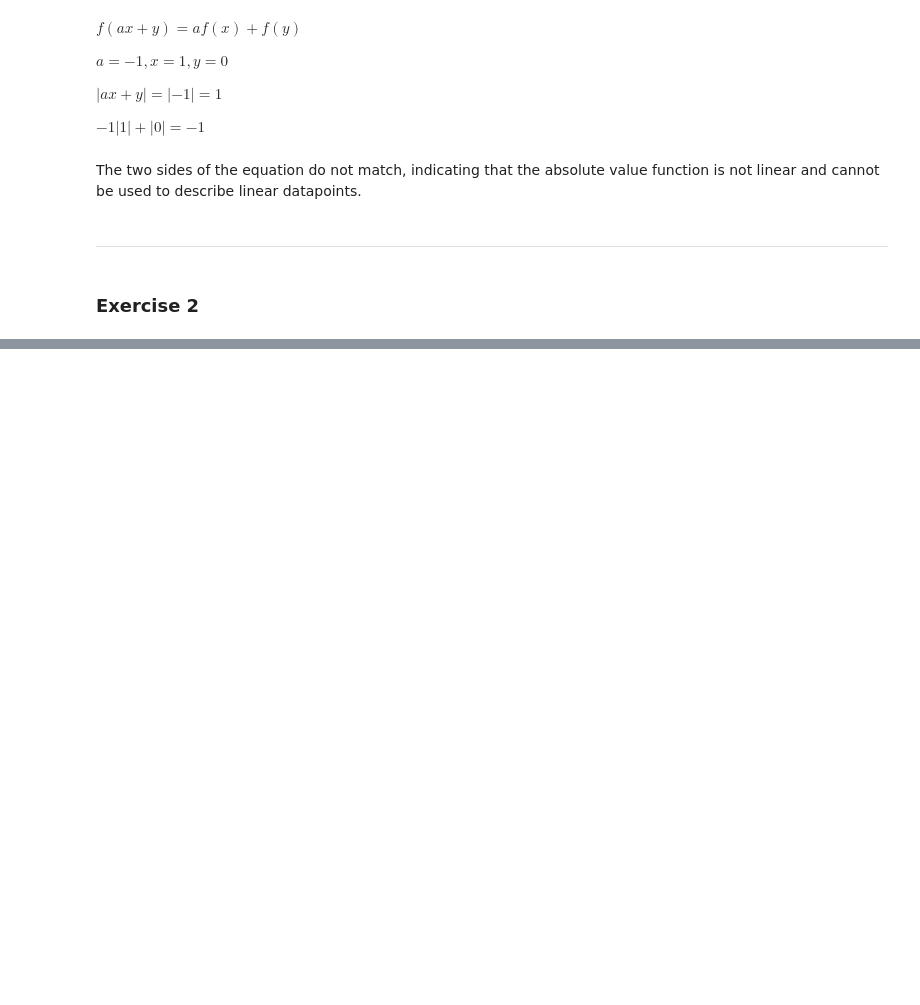
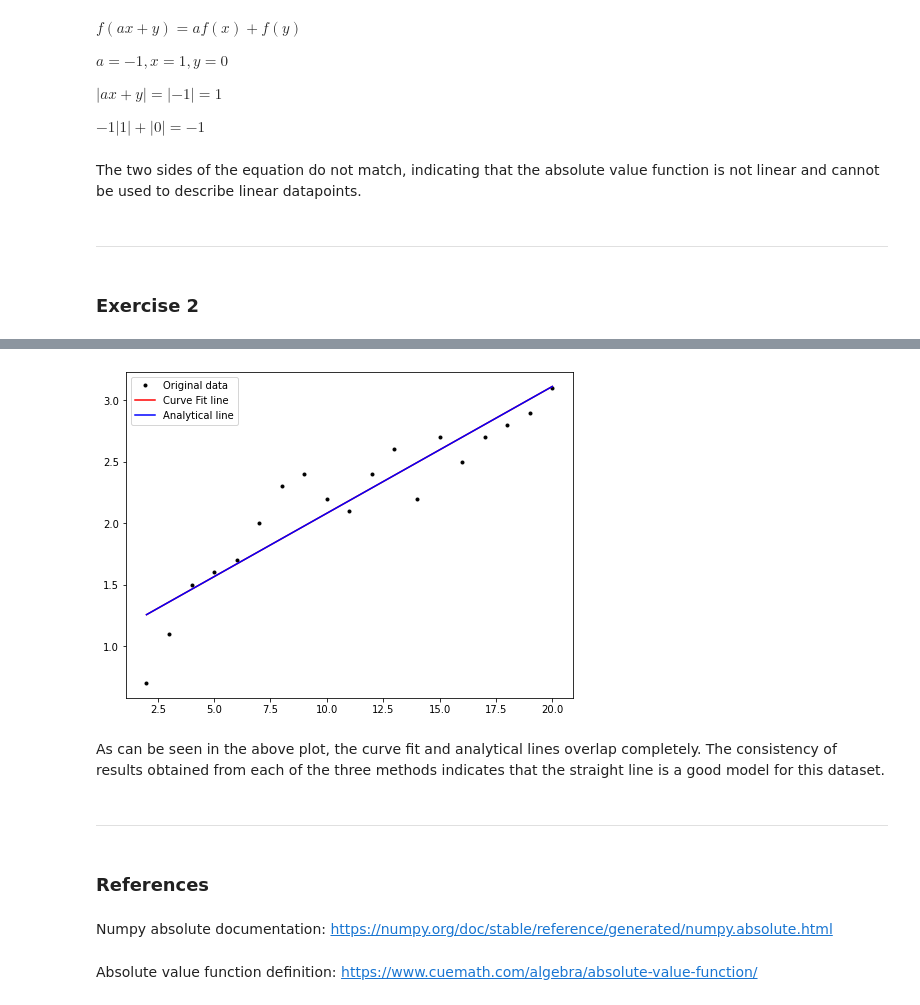
Before and after one commit to donalbuggy/MachineLearningProject, a Jupyter notebook: models_exercises.ipynb, the cells around one changed output, grey strips where cells are left out. Drawn from its saved outputs; the diff is of its cells as text; code cells hidden in the pictures; blank space fills up the shorter version.

Commit message:
completed task 2 of models

```diff
--- a/models_exercises.ipynb
+++ b/models_exercises.ipynb
@@ -77,0 +199,9 @@ Task:
+# %%
+from scipy.optimize import curve_fit
+x = [2.0, 3.0, 4.0, 5.0, 6.0, 7.0, 8.0, 9.0, 10.0, 11.0, 12.0, 13.0, 14.0, 15.0, 16.0, 17.0, 18.0, 19.0, 20.0]
+y = [0.7, 1.1, 1.5, 1.6, 1.7, 2.0, 2.3, 2.4, 2.2, 2.1, 2.4, 2.6, 2.2, 2.7, 2.5, 2.7, 2.8, 2.9, 3.1]
+x = np.asarray(x)
+y = np.asarray(y)
+# %%
+def f(x, m, c):
+    return m * x + c
@@ -77,0 +224,22 @@ Task:
+# %%
+# Plot the best fit line from the optimization.
+fig, ax = plt.subplots(figsize=(8, 6))
+ax.plot(x, y, 'k.', label='Original data')
+ax.plot(x, m_f * x + c_f, 'r-', label='Curve Fit line')
+ax.plot(x, m_a * x + c_a, 'b-', label='Analytical line')
+ax.legend()
+
+# Show the plot.
+plt.show()
+# %% [output]
+[figure, added]
+# %% [markdown]
+As can be seen in the above plot, the curve fit and analytical lines overlap completely. The consistency of results obtained from each of the three methods indicates that the straight line is a good model for this dataset.
+# %% [markdown]
+***
+# %% [markdown]
+### References
+# %% [markdown]
+Numpy absolute documentation: https://numpy.org/doc/stable/reference/generated/numpy.absolute.html
+# %% [markdown]
+Absolute value function definition: https://www.cuemath.com/algebra/absolute-value-function/
```
Also changed, not shown: parts of 28 cells of this notebook.
